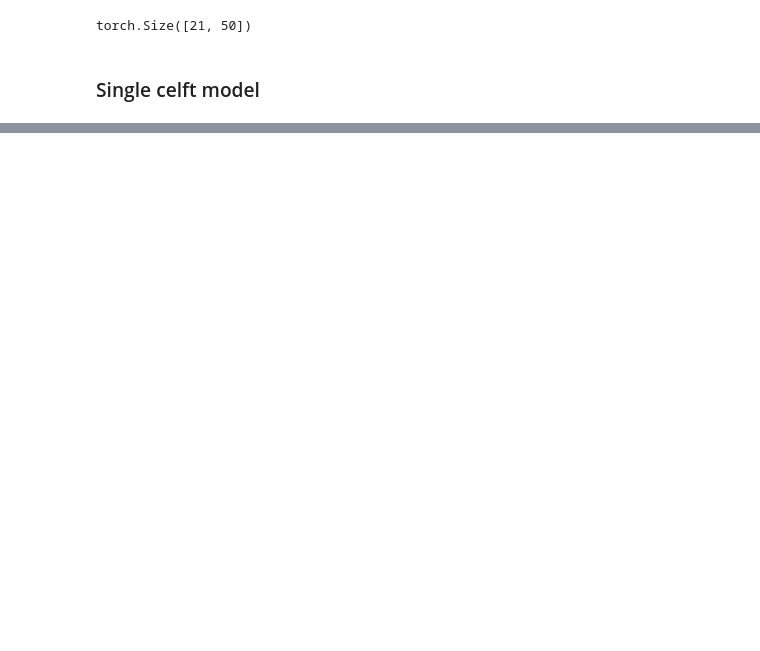
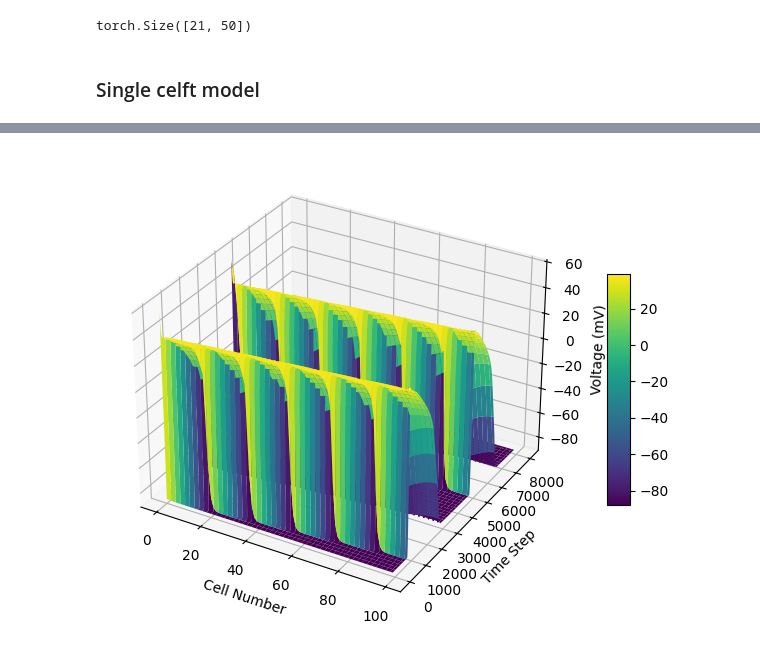
Before and after one commit to Richard71111/ID_hetg_NN, a Jupyter notebook: test.ipynb, the cells around one changed output, grey strips where cells are left out. Drawn from its saved outputs; the diff is of its cells as text; code cells hidden in the pictures; blank space fills up the shorter version.

```diff
--- a/test.ipynb
+++ b/test.ipynb
@@ -452,7 +452,8 @@ const = Constants(
             Ncell=100,
             nbeats=2,
             dt_factor=1,
-            stim_amplitude=50
+            stim_amplitude=25,
+            GJ_coupling=1
             )
 parameters = const.parameters
 
@@ -473,7 +474,7 @@ T = []
 
 while ti < const.T:
 
-    if abs(math.fmod(ti, 10)) < 1e-8:
+    if count % 2000 == 0:
         print(f'time: {ti:.2f} ms')
     parameters['dt'] = dt
 
@@ -482,12 +483,12 @@ while ti < const.T:
     if torch.isnan(Iion).any():
         print('NaN already in Iion! time:', ti)
         break
-    phi_pad  = torch.cat([phi_i[:1], phi_i, phi_i[-1:]], dim=0)
-    left  = phi_pad[0:N]       # φ_{i-1}
-    mid   = phi_pad[1:N+1]     # φ_i
-    right = phi_pad[2:N+2]     # φ_{i+1}
-
-    I_gap = Ggap * ((left - mid) + (right - mid))  # (N,)
+    I_cleft  = Ggap * (phi_i[1:]- phi_i[:-1])  # (N-1,)
+    I_tot    = torch.zeros(N, device=device, dtype=dtype)
+    I_tot[0]     = -I_cleft[0]
+    I_tot[1:-1]  = I_cleft[:-1] - I_cleft[1:]
+    I_tot[-1]    = I_cleft[-1]
+    I_gap = I_tot
 
     dphi = -(Iion + I_gap) / Ctot
     phi_new = phi_i + dt * dphi
@@ -517,0 +533,34 @@ Simulation time: 0.01 seconds
+# %%
+import numpy as np
+import matplotlib.pyplot as plt
+from mpl_toolkits.mplot3d import Axes3D
+
+# phi_save: shape (T_steps, N_cells)
+data = phi_save.cpu().numpy()
+
+T_steps, N_cells = data.shape
+
+\
+X = np.arange(T_steps)[:, None]           # time step axis
+Y = np.arange(N_cells)[None, :]           # cell axis
+
+X_grid, Y_grid = np.meshgrid(np.arange(N_cells),
+                             np.arange(T_steps))
+
+Z = data   # voltage
+
+
+fig = plt.figure(figsize=(10, 6))
+ax = fig.add_subplot(111, projection='3d')
+
+surf = ax.plot_surface(X_grid, Y_grid, Z,
+                       cmap='viridis', linewidth=0, antialiased=True)
+
+ax.set_xlabel("Cell Number")
+ax.set_ylabel("Time Step")
+ax.set_zlabel("Voltage (mV)")
+
+fig.colorbar(surf, shrink=0.5, aspect=10)
+plt.show()
+# %% [output]
+[figure, added]
```
Also changed, not shown: parts of 6 cells of this notebook, 1 other file.
